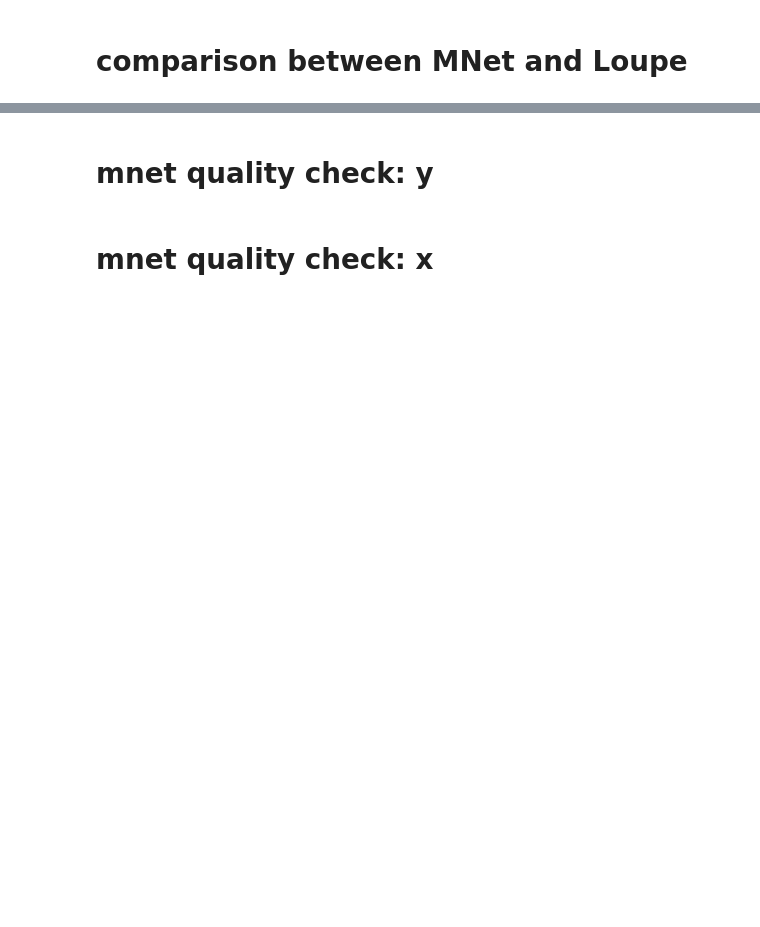
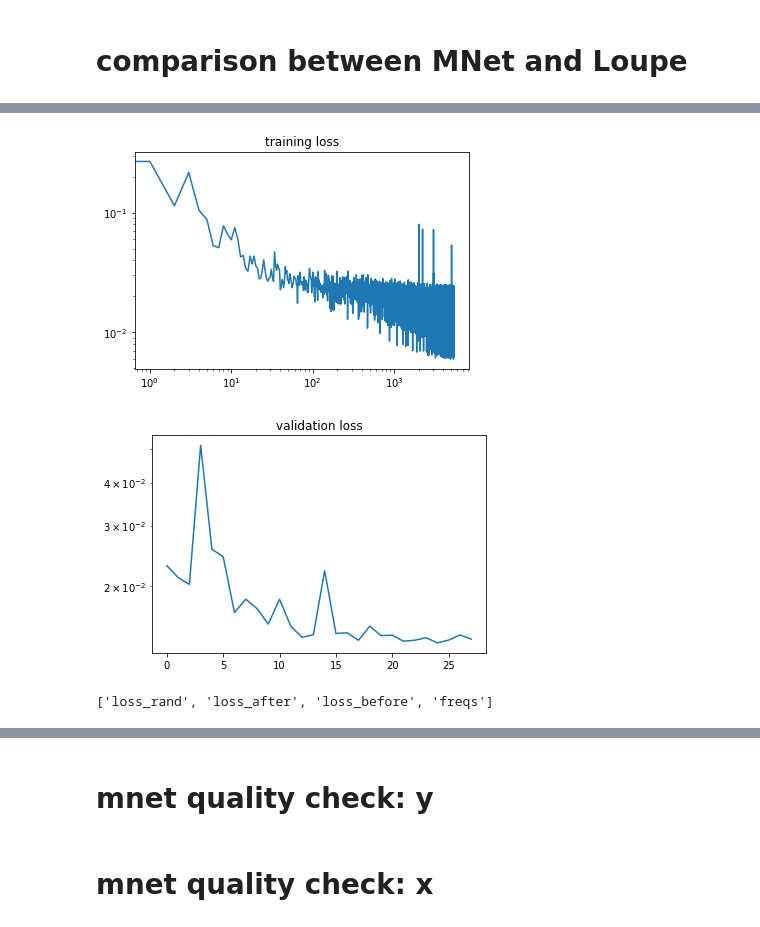
Before and after one commit to zhishenhuang/mri, a Jupyter notebook: demo.ipynb, the cells around one changed output, grey strips where cells are left out. Drawn from its saved outputs; the diff is of its cells as text; code cells hidden in the pictures; blank space fills up the shorter version.

```diff
--- a/demo.ipynb
+++ b/demo.ipynb
@@ -147,3 +340,27 @@ plt.title('test loss in cross entropy')
 plt.plot(rolling_mean(rec['loss'],8),color='orange',label='test')
 plt.legend()
 plt.show()
+# %%
+rec = np.load('/home/huangz78/checkpoints/loupe_history.npz')
+# %%
+loss_train = rec['loss_train']
+loss_val = rec['loss_val']
+plt.figure()
+plt.plot(loss_train)
+plt.xscale('log')
+plt.yscale('log')
+plt.title('training loss')
+plt.show()
+plt.figure()
+plt.plot(loss_val)
+plt.yscale('log')
+plt.title('validation loss')
+plt.show()
+# %% [output]
+[figure, added]
+[figure, added]
+# %%
+rec = np.load('/home/huangz78/checkpoints/alternating_update_error_track.npz')
+print(rec.files)
+# %% [output]
+['loss_rand', 'loss_after', 'loss_before', 'freqs']
```
Also changed, not shown: parts of 19 cells of this notebook, 7 other files.
